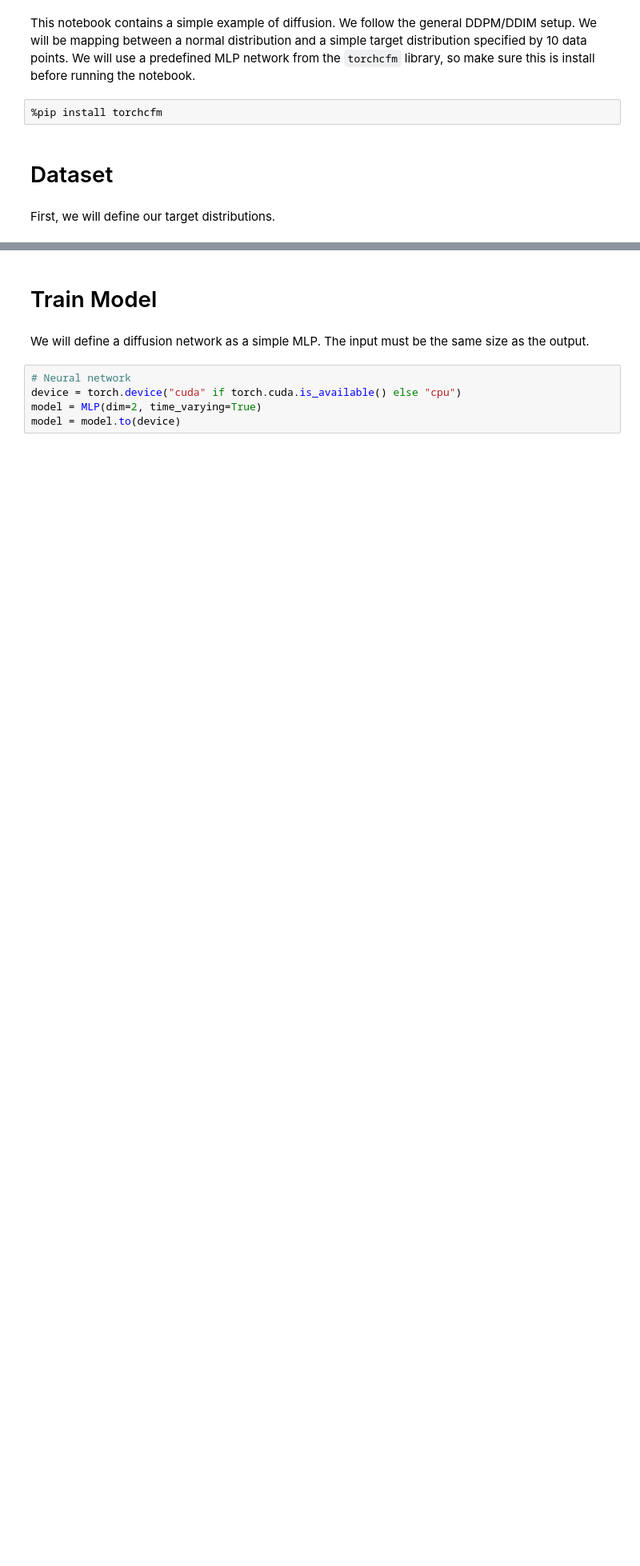
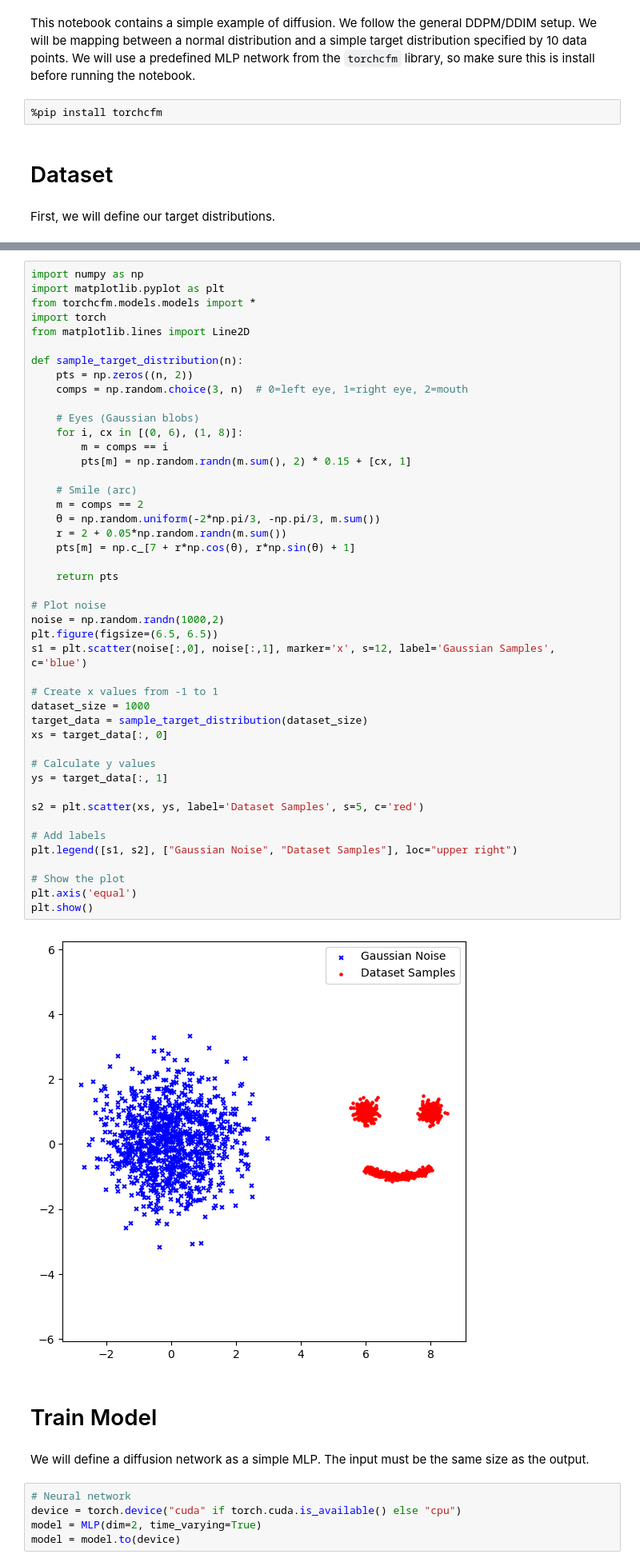
Before and after one commit to harveymannering/boilerplate_code, a Jupyter notebook: diffusion_toy_example.ipynb, the cells around one changed output, grey strips where cells are left out. Shown at 80% size. Cells and saved outputs as stored; diff of their text form; blank space fills up the shorter version.

```diff
--- a/diffusion_toy_example.ipynb
+++ b/diffusion_toy_example.ipynb
@@ -66,3 +9,50 @@ plt.show()
+# %%
+import numpy as np
+import matplotlib.pyplot as plt
+from torchcfm.models.models import *
+import torch
+from matplotlib.lines import Line2D
+
+def sample_target_distribution(n):
+    pts = np.zeros((n, 2))
+    comps = np.random.choice(3, n)  # 0=left eye, 1=right eye, 2=mouth
+
+    # Eyes (Gaussian blobs)
+    for i, cx in [(0, 6), (1, 8)]:
+        m = comps == i
+        pts[m] = np.random.randn(m.sum(), 2) * 0.15 + [cx, 1]
+
+    # Smile (arc)
+    m = comps == 2
+    θ = np.random.uniform(-2*np.pi/3, -np.pi/3, m.sum())
+    r = 2 + 0.05*np.random.randn(m.sum())
+    pts[m] = np.c_[7 + r*np.cos(θ), r*np.sin(θ) + 1]
+
+    return pts
+
+# Plot noise
+noise = np.random.randn(1000,2)
+plt.figure(figsize=(6.5, 6.5))
+s1 = plt.scatter(noise[:,0], noise[:,1], marker='x', s=12, label='Gaussian Samples', c='blue')
+
+# Create x values from -1 to 1
+dataset_size = 1000
+target_data = sample_target_distribution(dataset_size)
+xs = target_data[:, 0]
+
+# Calculate y values
+ys = target_data[:, 1]
+
+s2 = plt.scatter(xs, ys, label='Dataset Samples', s=5, c='red')
+
+# Add labels
+plt.legend([s1, s2], ["Gaussian Noise", "Dataset Samples"], loc="upper right")
+
+# Show the plot
+plt.axis('equal')
+plt.show()
+# %% [output]
+[figure, added]
 # %% [markdown]
 # Train Model
 # %% [markdown]
```
Also changed, not shown: parts of 5 cells of this notebook.
